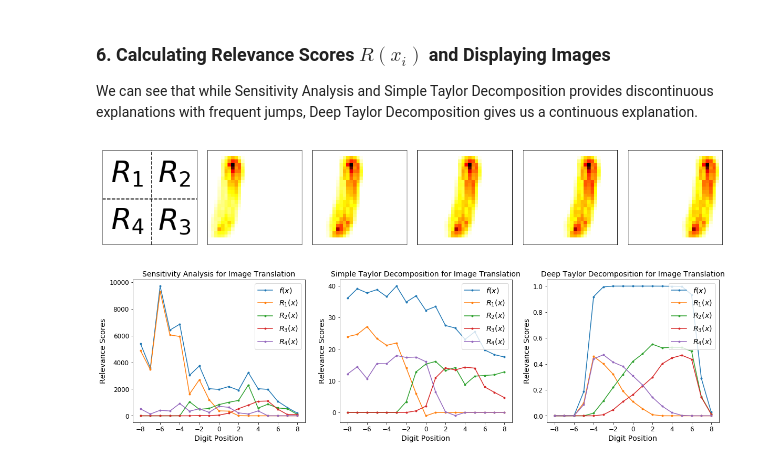
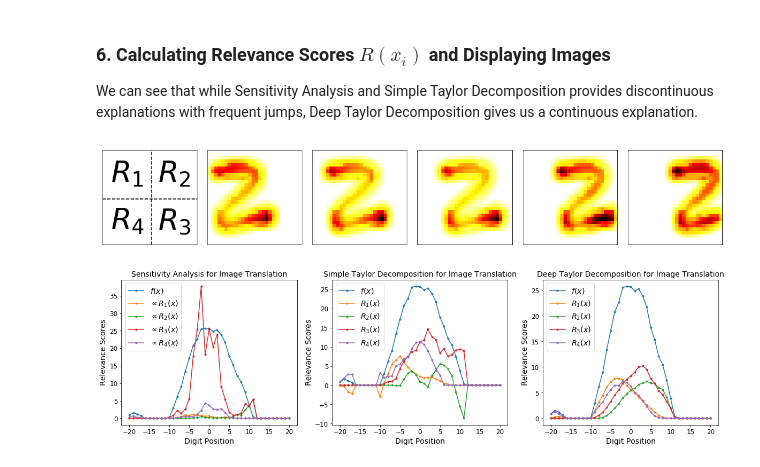
Before and after one commit to 1202kbs/Understanding-NN, a Jupyter notebook: 4.1 Explanation Continuity.ipynb, the cells around one changed output. Saved outputs shown, nothing was run; the diff lists cells and outputs as text; code cells hidden in the pictures.

```diff
--- a/4.1 Explanation Continuity.ipynb
+++ b/4.1 Explanation Continuity.ipynb
@@ -285,37 +282,37 @@ pool_ksize = [1, 2, 2, 1]
 conv_strides = [1, 1, 1, 1]
 pool_strides = [1, 2, 2, 1]
 
-activations = tf.get_collection('DTD')
+activations = tf.get_collection('EC')
 weights = tf.get_collection(tf.GraphKeys.TRAINABLE_VARIABLES, scope='CNN')
+
+X = activations[0]
+predictions = activations[-1]
 
 taylor = Taylor(activations, weights, conv_ksize, pool_ksize, conv_strides, pool_strides, 'Taylor')
 
 Rs = [taylor(i) for i in range(10)]
-
-nodes = tf.get_collection('SA_STD')
-X = nodes[0]
-logits = nodes[1]
-
-SA_scores = tf.square(tf.gradients(logits, X))
-STD_scores = tf.negative(tf.gradients(logits, X) * X)
+SA_scores = [tf.square(tf.gradients(predictions[:,i], X)) for i in range(10)]
+STD_scores = [tf.gradients(predictions[:,i], X) * X for i in range(10)]
 # %% [markdown]
 ### 6. Calculating Relevance Scores $R(x_i)$ and Displaying Images
 
 We can see that while Sensitivity Analysis and Simple Taylor Decomposition provides discontinuous explanations with frequent jumps, Deep Taylor Decomposition gives us a continuous explanation.
 # %%
-digit = 1
-dist = 17
-init = -8
+digit = 2
+dist = 41
+init = -20
 
 images = mnist.train.images
 labels = mnist.train.labels
-sample_imgs = [images[np.argmax(labels, axis=1) == i][0] for i in range(10)]
+sample_imgs = [images[np.argmax(labels, axis=1) == i][3] for i in range(10)]
 translated_imgs = [[translate(img, init + i, 0) for i in range(dist)] for img in sample_imgs]
 
-sa_imgs = [[sess.run(SA_scores, feed_dict={X:translated_imgs[i][j]}) for j in range(dist)] for i in range(10)]
+preds = [[sess.run(predictions[:,i], feed_dict={X:translated_imgs[i][j]}) for j in range(dist)] for i in range(10)]
+
+sa_imgs = [[sess.run(SA_scores[i], feed_dict={X:translated_imgs[i][j]}) for j in range(dist)] for i in range(10)]
 sa_imgs = np.square(np.reshape(sa_imgs, [10, dist, -1]))
 
-std_imgs = [[sess.run(STD_scores, feed_dict={X:translated_imgs[i][j]}) for j in range(dist)] for i in range(10)]
+std_imgs = [[sess.run(STD_scores[i], feed_dict={X:translated_imgs[i][j]}) for j in range(dist)] for i in range(10)]
 std_imgs = np.reshape(std_imgs, [10, dist, -1])
 
 dtd_imgs = [[sess.run(Rs[i], feed_dict={X:translated_imgs[i][j]}) for j in range(dist)] for i in range(10)]
@@ -354,25 +351,25 @@ for i in range(6):
         continue
 
     ax = fig.add_subplot(1, 6, i + 1)
-    ax.imshow(dtd_imgs_q0[4 * (i - 1)].reshape([28,28]), cmap='hot_r')
+    ax.imshow(dtd_imgs_q0[3 * i + 12].reshape([28,28]), cmap='hot_r')
     ax.tick_params(labelbottom='off', labelleft='off', bottom='off', left='off')
 plt.tight_layout()
 
 fig = plt.figure(figsize=[20,5])
 ax1 = fig.add_subplot(131)
 x = list(range(init,init+dist))
-y0 = np.sum(sa_imgs_q0, axis=1)
-y1 = np.sum(sa_imgs_q1, axis=1)
-y2 = np.sum(sa_imgs_q2, axis=1)
-y3 = np.sum(sa_imgs_q3, axis=1)
-y4 = np.sum(sa_imgs_q4, axis=1)
+y0 = preds[digit]
+y1 = np.sum(sa_imgs_q1, axis=1) / 2
+y2 = np.sum(sa_imgs_q2, axis=1) / 2
+y3 = np.sum(sa_imgs_q3, axis=1) / 2
+y4 = np.sum(sa_imgs_q4, axis=1) / 2
 
 ax1.plot(x, y0, marker='.', label='$f(x)$')
-ax1.plot(x, y1, marker='.', label='$R_1(x)$')
-ax1.plot(x, y2, marker='.', label='$R_2(x)$')
-ax1.plot(x, y3, marker='.', label='$R_3(x)$')
-ax1.plot(x, y4, marker='.', label='$R_4(x)$')
-ax1.legend(loc='upper right', fontsize='x-large')
+ax1.plot(x, y1, marker='.', label='$\propto R_1(x)$')
+ax1.plot(x, y2, marker='.', label='$\propto R_2(x)$')
+ax1.plot(x, y3, marker='.', label='$\propto R_3(x)$')
+ax1.plot(x, y4, marker='.', label='$\propto R_4(x)$')
+ax1.legend(loc='upper left', fontsize='x-large')
 
 ax1.set_title('Sensitivity Analysis for Image Translation', fontdict={'fontsize': 14})
 ax1.set_xlabel('Digit Position', fontdict={'fontsize': 14})
@@ -380,44 +377,40 @@ ax1.set_ylabel('Relevance Scores', fontdict={'fontsize': 14})
 ax1.tick_params(labelsize=12)
 
 ax2 = fig.add_subplot(132)
-y0 = np.sum(std_imgs_q0, axis=1)
 y1 = np.sum(std_imgs_q1, axis=1)
 y2 = np.sum(std_imgs_q2, axis=1)
 y3 = np.sum(std_imgs_q3, axis=1)
 y4 = np.sum(std_imgs_q4, axis=1)
 
 ax2.plot(x, y0, marker='.', label='$f(x)$')
 ax2.plot(x, y1, marker='.', label='$R_1(x)$')
 ax2.plot(x, y2, marker='.', label='$R_2(x)$')
 ax2.plot(x, y3, marker='.', label='$R_3(x)$')
 ax2.plot(x, y4, marker='.', label='$R_4(x)$')
-ax2.legend(loc='upper right', fontsize='x-large')
+ax2.legend(loc='upper left', fontsize='x-large')
 
 ax2.set_title('Simple Taylor Decomposition for Image Translation', fontdict={'fontsize': 14})
 ax2.set_xlabel('Digit Position', fontdict={'fontsize': 14})
 ax2.set_ylabel('Relevance Scores', fontdict={'fontsize': 14})
 ax2.tick_params(labelsize=12)
 
 ax3 = fig.add_subplot(133)
-y0 = np.sum(dtd_imgs_q0, axis=1)
 y1 = np.sum(dtd_imgs_q1, axis=1)
 y2 = np.sum(dtd_imgs_q2, axis=1)
 y3 = np.sum(dtd_imgs_q3, axis=1)
 y4 = np.sum(dtd_imgs_q4, axis=1)
 
 ax3.plot(x, y0, marker='.', label='$f(x)$')
 ax3.plot(x, y1, marker='.', label='$R_1(x)$')
 ax3.plot(x, y2, marker='.', label='$R_2(x)$')
 ax3.plot(x, y3, marker='.', label='$R_3(x)$')
 ax3.plot(x, y4, marker='.', label='$R_4(x)$')
-ax3.legend(loc='upper right', fontsize='x-large')
+ax3.legend(loc='upper left', fontsize='x-large')
 
 ax3.set_title('Deep Taylor Decomposition for Image Translation', fontdict={'fontsize': 14})
 ax3.set_xlabel('Digit Position', fontdict={'fontsize': 14})
 ax3.set_ylabel('Relevance Scores', fontdict={'fontsize': 14})
 ax3.tick_params(labelsize=12)
-
-sess.close()
 # %% [output]
-[figure, old version]
+[figure, new version]
-[figure, old version]
+[figure, new version]
```
Also changed, not shown: parts of 2 cells of this notebook, 6 other files.
